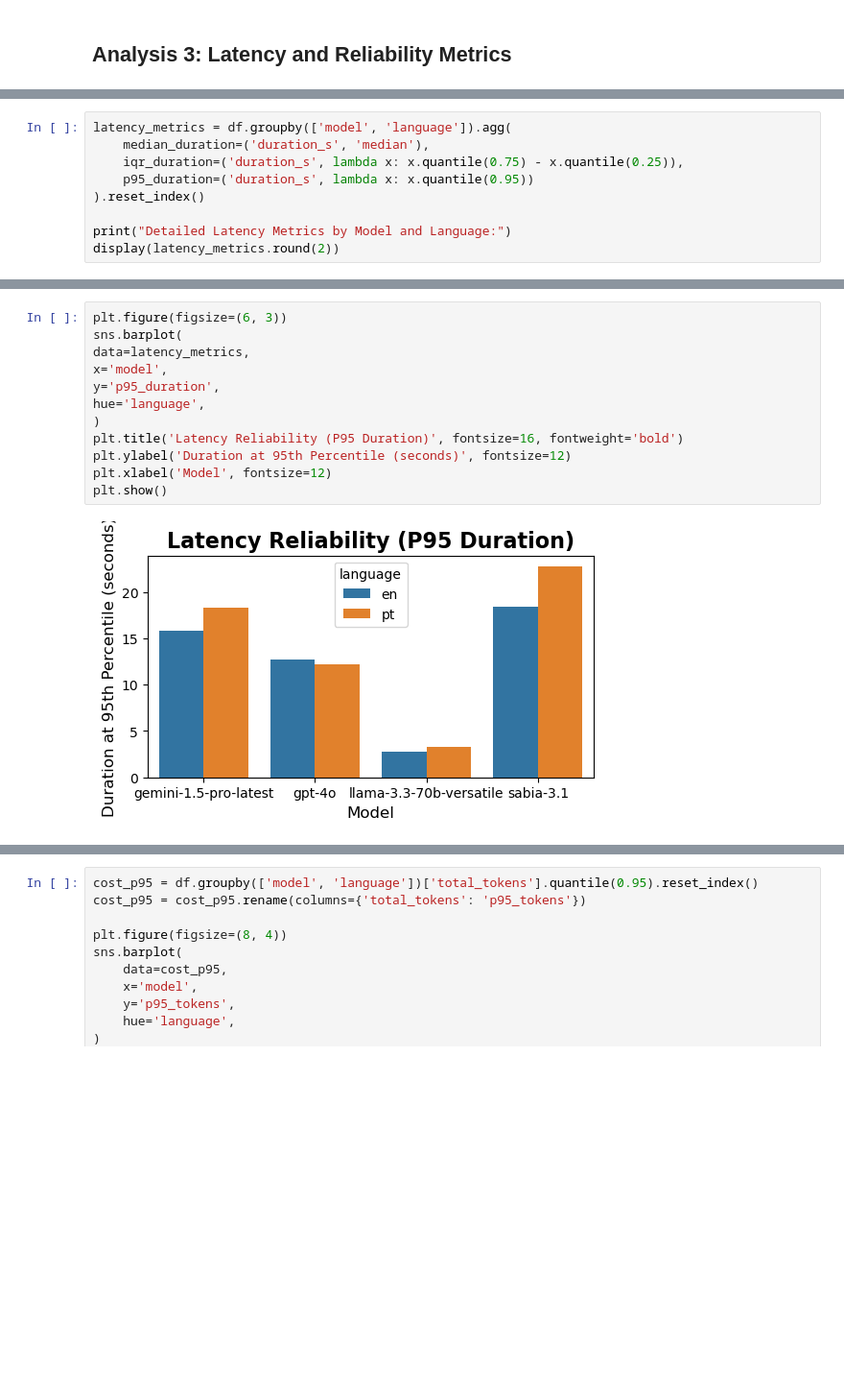
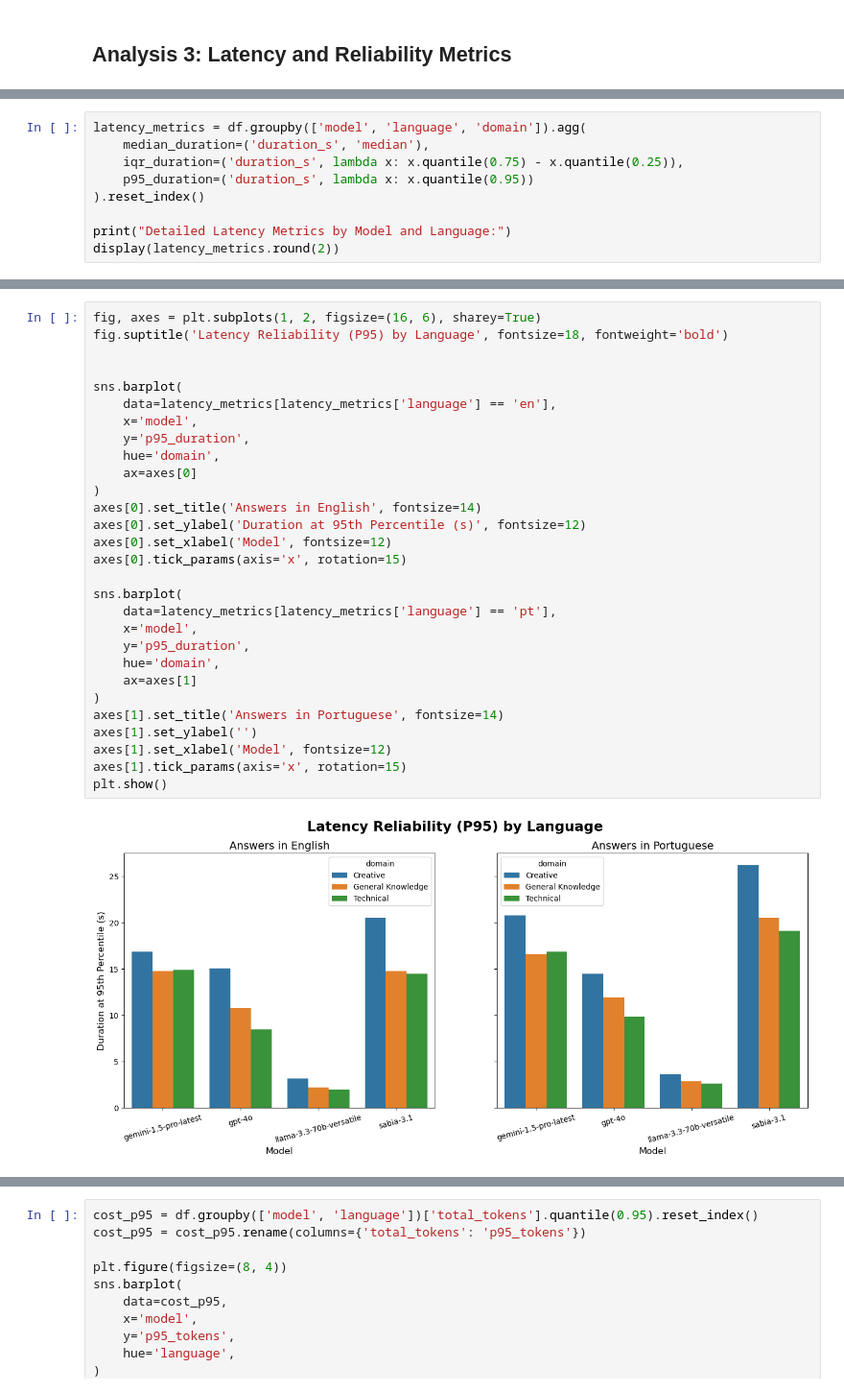
Before and after one commit to laysearaujo/cross-lingual-prompt-analysis, a Jupyter notebook: 2_preliminary_analysis.ipynb, the cells around one changed output, grey strips where cells are left out. Shown at 96% size. Saved outputs shown, nothing was run; the diff lists cells and outputs as text; blank space fills up the shorter version.

Commit message:
feat: Preliminary Analysis with Graphs

```diff
--- a/2_preliminary_analysis.ipynb
+++ b/2_preliminary_analysis.ipynb
@@ -188,5 +251,5 @@ plt.show()
 # %%
-latency_metrics = df.groupby(['model', 'language']).agg(
+latency_metrics = df.groupby(['model', 'language', 'domain']).agg(
     median_duration=('duration_s', 'median'),
     iqr_duration=('duration_s', lambda x: x.quantile(0.75) - x.quantile(0.25)),
     p95_duration=('duration_s', lambda x: x.quantile(0.95))
@@ -208,14 +300,31 @@ Detailed Latency Metrics by Model and Language:
 # %%
-plt.figure(figsize=(6, 3))
+fig, axes = plt.subplots(1, 2, figsize=(16, 6), sharey=True)
+fig.suptitle('Latency Reliability (P95) by Language', fontsize=18, fontweight='bold')
+
+
 sns.barplot(
-data=latency_metrics,
-x='model',
-y='p95_duration',
-hue='language',
+    data=latency_metrics[latency_metrics['language'] == 'en'],
+    x='model',
+    y='p95_duration',
+    hue='domain',
+    ax=axes[0]
 )
-plt.title('Latency Reliability (P95 Duration)', fontsize=16, fontweight='bold')
-plt.ylabel('Duration at 95th Percentile (seconds)', fontsize=12)
-plt.xlabel('Model', fontsize=12)
+axes[0].set_title('Answers in English', fontsize=14)
+axes[0].set_ylabel('Duration at 95th Percentile (s)', fontsize=12)
+axes[0].set_xlabel('Model', fontsize=12)
+axes[0].tick_params(axis='x', rotation=15)
+
+sns.barplot(
+    data=latency_metrics[latency_metrics['language'] == 'pt'],
+    x='model',
+    y='p95_duration',
+    hue='domain',
+    ax=axes[1]
+)
+axes[1].set_title('Answers in Portuguese', fontsize=14)
+axes[1].set_ylabel('')
+axes[1].set_xlabel('Model', fontsize=12)
+axes[1].tick_params(axis='x', rotation=15)
 plt.show()
 # %% [output]
-[figure, old version]
+[figure, new version]
```
Also changed, not shown: parts of 12 cells of this notebook.
